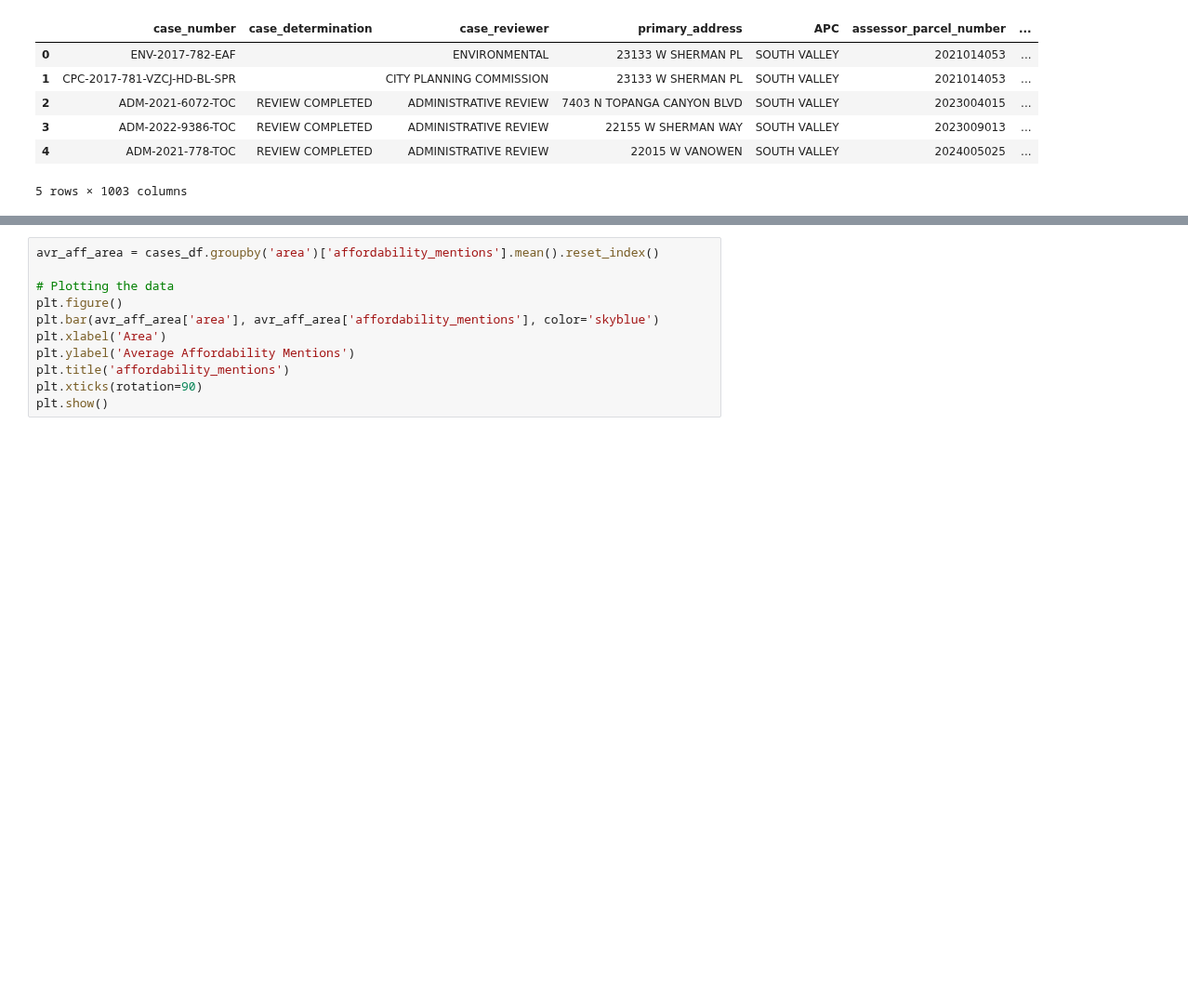
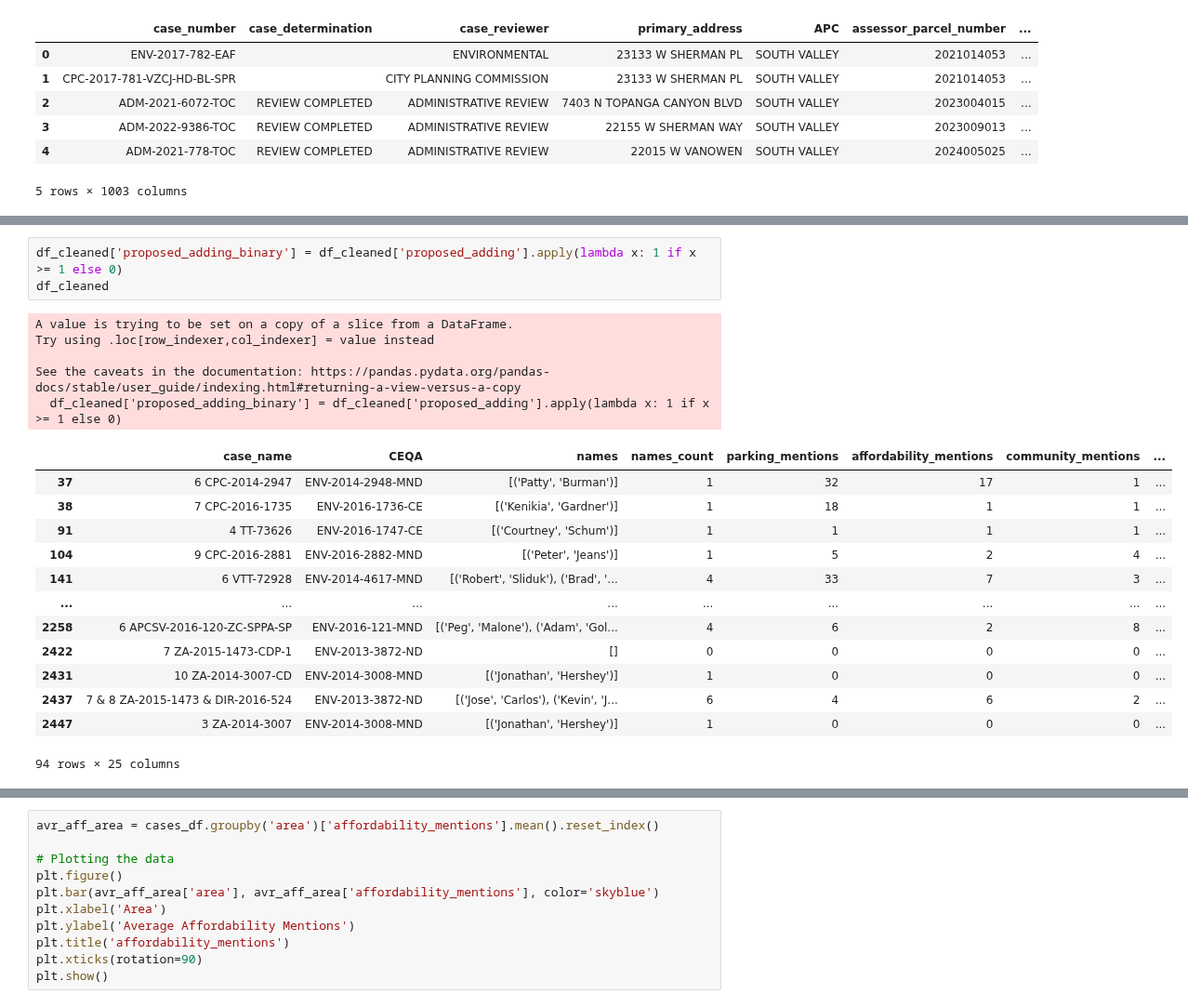
Before and after one commit to mpham8/kestelman-research, a Jupyter notebook: eda.ipynb, the cells around one changed output, grey strips where cells are left out. Shown at 93% size. Cells and saved outputs as stored; diff of their text form; blank space fills up the shorter version.

```diff
--- a/eda.ipynb
+++ b/eda.ipynb
@@ -26,0 +107,22 @@ entitlements_df.head()
+# %%
+df_cleaned['proposed_adding_binary'] = df_cleaned['proposed_adding'].apply(lambda x: 1 if x >= 1 else 0)
+df_cleaned
+# %% [output]
+A value is trying to be set on a copy of a slice from a DataFrame.
+Try using .loc[row_indexer,col_indexer] = value instead
+
+See the caveats in the documentation: https://pandas.pydata.org/pandas-docs/stable/user_guide/indexing.html#returning-a-view-versus-a-copy
+  df_cleaned['proposed_adding_binary'] = df_cleaned['proposed_adding'].apply(lambda x: 1 if x >= 1 else 0)
+|  | case_name | CEQA | names | names_count | parking_mentions | affordability_mentions | community_mentions | ... |
+| 37 | 6 CPC-2014-2947 | ENV-2014-2948-MND | [('Patty', 'Burman')] | 1 | 32 | 17 | 1 | ... |
+| 38 | 7 CPC-2016-1735 | ENV-2016-1736-CE | [('Kenikia', 'Gardner')] | 1 | 18 | 1 | 1 | ... |
+| 91 | 4 TT-73626 | ENV-2016-1747-CE | [('Courtney', 'Schum')] | 1 | 1 | 1 | 1 | ... |
+| 104 | 9 CPC-2016-2881 | ENV-2016-2882-MND | [('Peter', 'Jeans')] | 1 | 5 | 2 | 4 | ... |
+| 141 | 6 VTT-72928 | ENV-2014-4617-MND | [('Robert', 'Sliduk'), ('Brad', '... | 4 | 33 | 7 | 3 | ... |
+| ... | ... | ... | ... | ... | ... | ... | ... | ... |
+| 2258 | 6 APCSV-2016-120-ZC-SPPA-SP | ENV-2016-121-MND | [('Peg', 'Malone'), ('Adam', 'Gol... | 4 | 6 | 2 | 8 | ... |
+| 2422 | 7 ZA-2015-1473-CDP-1 | ENV-2013-3872-ND | [] | 0 | 0 | 0 | 0 | ... |
+| 2431 | 10 ZA-2014-3007-CD | ENV-2014-3008-MND | [('Jonathan', 'Hershey')] | 1 | 0 | 0 | 0 | ... |
+| 2437 | 7 & 8 ZA-2015-1473 & DIR-2016-524 | ENV-2013-3872-ND | [('Jose', 'Carlos'), ('Kevin', 'J... | 6 | 4 | 6 | 2 | ... |
+| 2447 | 3 ZA-2014-3007 | ENV-2014-3008-MND | [('Jonathan', 'Hershey')] | 1 | 0 | 0 | 0 | ... |
+94 rows × 25 columns
```
Also changed, not shown: parts of 11 cells of this notebook.
